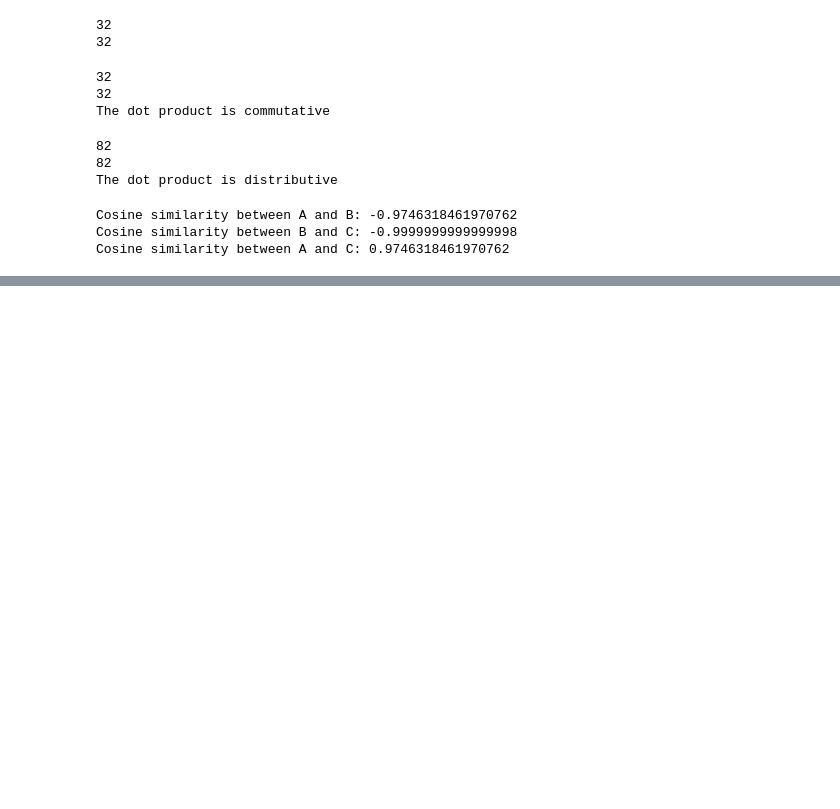
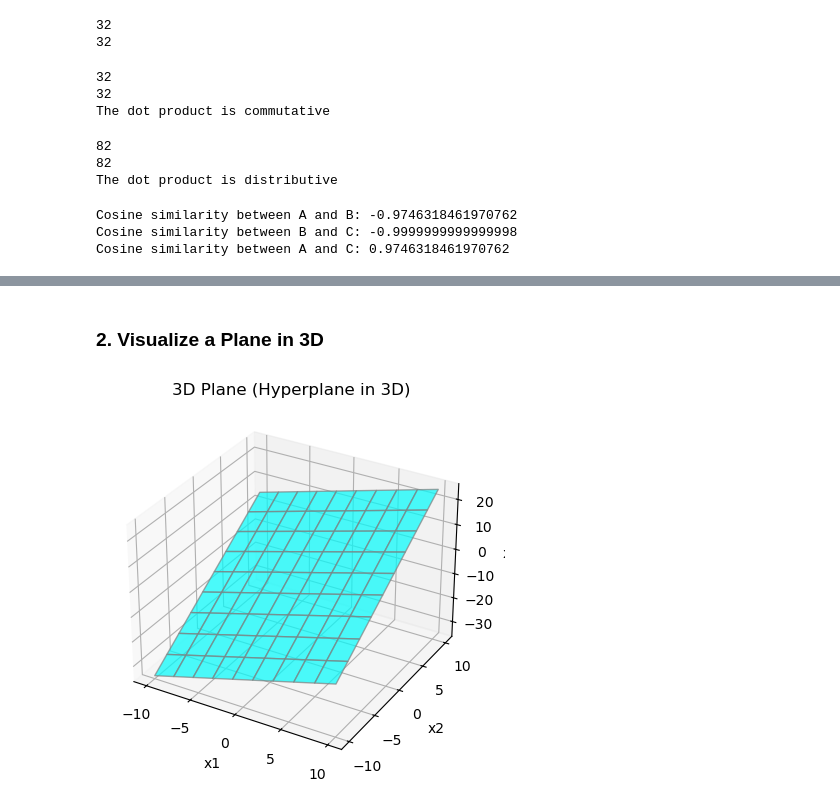
Before and after one commit to imabhishekc/Maths-for-Machine-Learning, a Jupyter notebook: Linear Algebra/vectors.ipynb, the cells around one changed output, grey strips where cells are left out. Saved outputs shown, nothing was run; the diff lists cells and outputs as text; code cells hidden in the pictures; blank space fills up the shorter version.

```diff
--- a/Linear Algebra/vectors.ipynb
+++ b/Linear Algebra/vectors.ipynb
@@ -258,0 +284,25 @@ Cosine similarity between A and C: 0.9746318461970762
+# %% [markdown]
+### 2. Visualize a Plane in 3D
+# %%
+import numpy as np
+import matplotlib.pyplot as plt
+from mpl_toolkits.mplot3d import Axes3D
+
+# Equation: w1*x + w2*y + w3*z + b = 0 → solve for z
+w1, w2, w3, b = 1, 2, -1, -5
+
+x = np.linspace(-10, 10, 10)
+y = np.linspace(-10, 10, 10)
+X, Y = np.meshgrid(x, y)
+Z = (-w1 * X - w2 * Y - b) / w3  # solving for z
+
+fig = plt.figure()
+ax = fig.add_subplot(111, projection='3d')
+ax.plot_surface(X, Y, Z, alpha=0.7, color='cyan', edgecolor='gray')
+ax.set_xlabel("x1")
+ax.set_ylabel("x2")
+ax.set_zlabel("x3")
+ax.set_title("3D Plane (Hyperplane in 3D)")
+plt.show()
+# %% [output]
+[figure, added]
```
Also changed, not shown: parts of 5 cells of this notebook.
